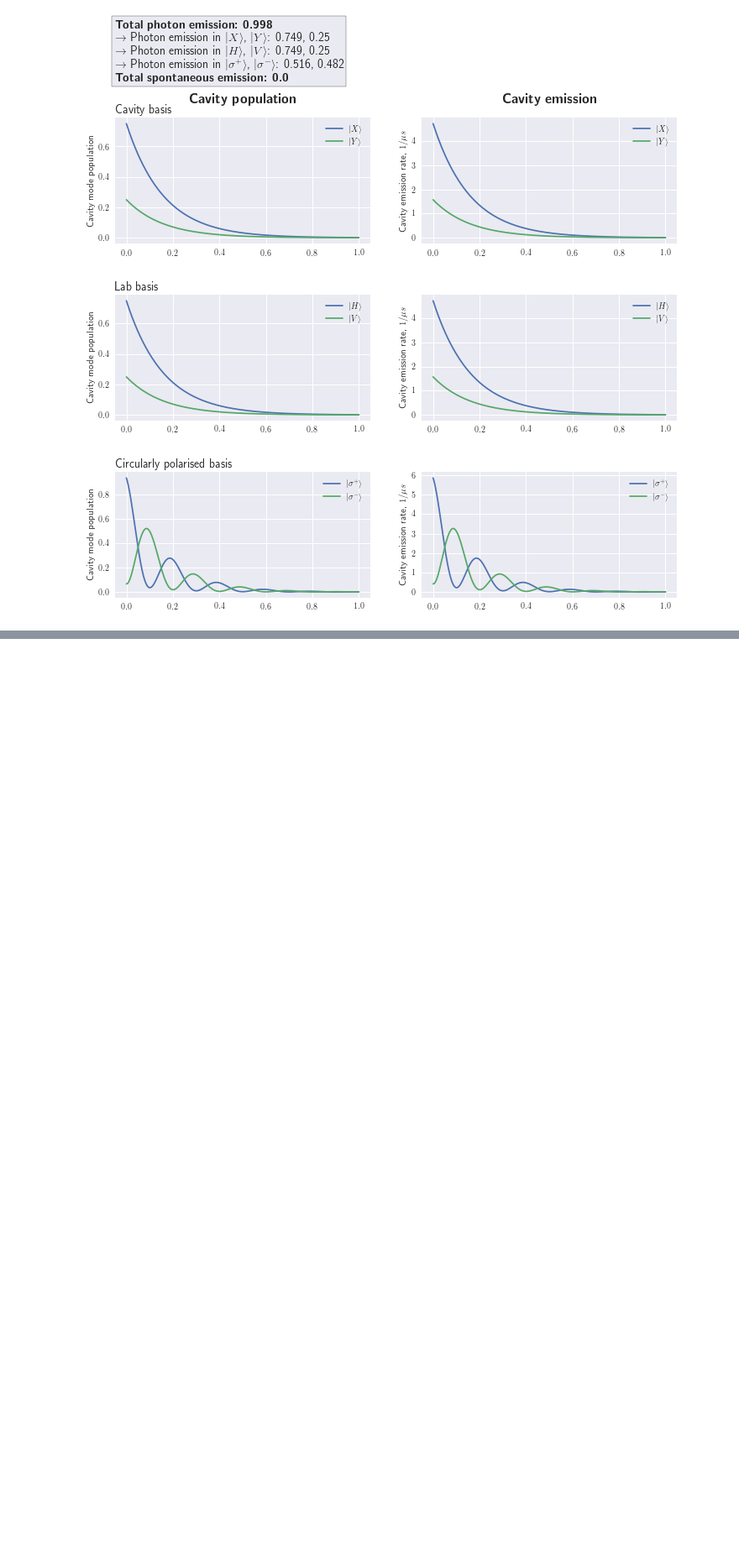
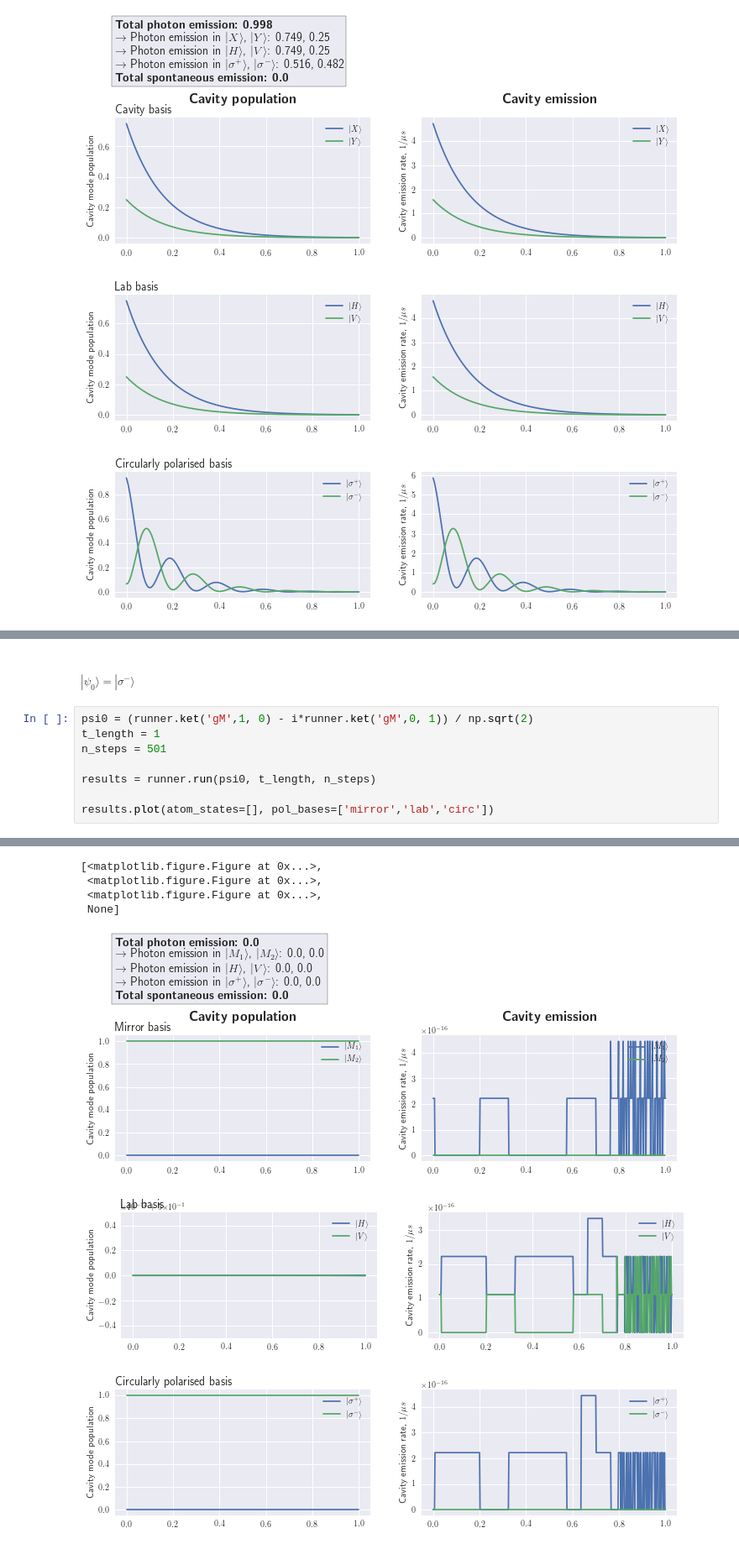
Before and after one commit to tomdbar/rb-cqed, a Jupyter notebook: notebooks-bulk/vStirap-runner-demos/2-birefringent-cavity.ipynb, the cells around one changed output, grey strips where cells are left out. Shown at 84% size. Drawn from its saved outputs; the diff is of its cells as text; blank space fills up the shorter version.

```diff
--- a/notebooks-bulk/vStirap-runner-demos/2-birefringent-cavity.ipynb
+++ b/notebooks-bulk/vStirap-runner-demos/2-birefringent-cavity.ipynb
@@ -346,0 +410,11 @@ Running simulation with 501 timesteps...finished in 0.091 seconds
+# %% [markdown]
+##### $|\psi_0\rangle = |\sigma^{-}\rangle$
+# %%
+psi0 = (runner.ket('gM',1, 0) - i*runner.ket('gM',0, 1)) / np.sqrt(2)
+t_length = 1
+n_steps = 501
+
+results = runner.run(psi0, t_length, n_steps)
+
+results.plot(atom_states=[], pol_bases=['mirror','lab','circ'])
+# %% [output]
@@ -346,0 +422,7 @@ Running simulation with 501 timesteps...finished in 0.091 seconds
+[<matplotlib.figure.Figure at 0x...>,
+ <matplotlib.figure.Figure at 0x...>,
+ <matplotlib.figure.Figure at 0x...>,
+ None]
+[figure, added]
+[figure, added]
+[figure, added]
```
Also changed, not shown: parts of 20 cells of this notebook, 1 other file.
